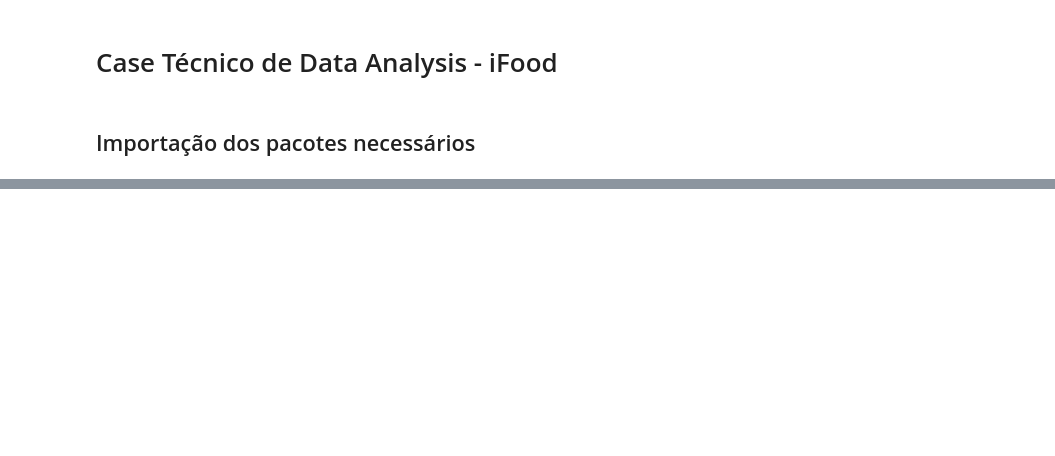
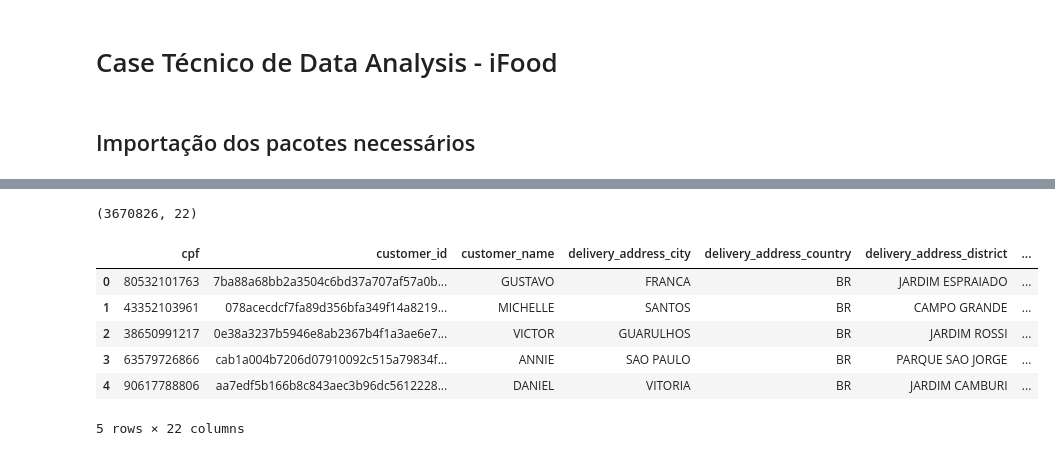
Before and after one commit to italostatonato/case_tec_data, a Jupyter notebook: etl_v1.ipynb, the cells around one changed output, grey strips where cells are left out. Saved outputs shown, nothing was run; the diff lists cells and outputs as text; code cells hidden in the pictures; blank space fills up the shorter version.

```diff
--- a/etl_v1.ipynb
+++ b/etl_v1.ipynb
@@ -60,0 +87,21 @@ KeyboardInterrupt:
+# %%
+import glob
+
+# Lista todos os arquivos .parquet no diretório de saída
+arquivos = glob.glob(saida_dir + r"\order_chunk_*.parquet")
+
+# Concatena os arquivos parquet em um único DataFrame
+df_orders = pd.concat([pd.read_parquet(arquivo, engine='pyarrow') for arquivo in arquivos], ignore_index=True)
+
+# Exibe o tamanho e as primeiras linhas
+print(df_orders.shape)
+df_orders.head()
+# %% [output]
+(3670826, 22)
+|  | cpf | customer_id | customer_name | delivery_address_city | delivery_address_country | delivery_address_district | ... |
+| 0 | 80532101763 | 7ba88a68bb2a3504c6bd37a707af57a0b... | GUSTAVO | FRANCA | BR | JARDIM ESPRAIADO | ... |
+| 1 | 43352103961 | 078acecdcf7fa89d356bfa349f14a8219... | MICHELLE | SANTOS | BR | CAMPO GRANDE | ... |
+| 2 | 38650991217 | 0e38a3237b5946e8ab2367b4f1a3ae6e7... | VICTOR | GUARULHOS | BR | JARDIM ROSSI | ... |
+| 3 | 63579726866 | cab1a004b7206d07910092c515a79834f... | ANNIE | SAO PAULO | BR | PARQUE SAO JORGE | ... |
+| 4 | 90617788806 | aa7edf5b166b8c843aec3b96dc5612228... | DANIEL | VITORIA | BR | JARDIM CAMBURI | ... |
+5 rows × 22 columns
```
Also changed, not shown: parts of 23 cells of this notebook.
